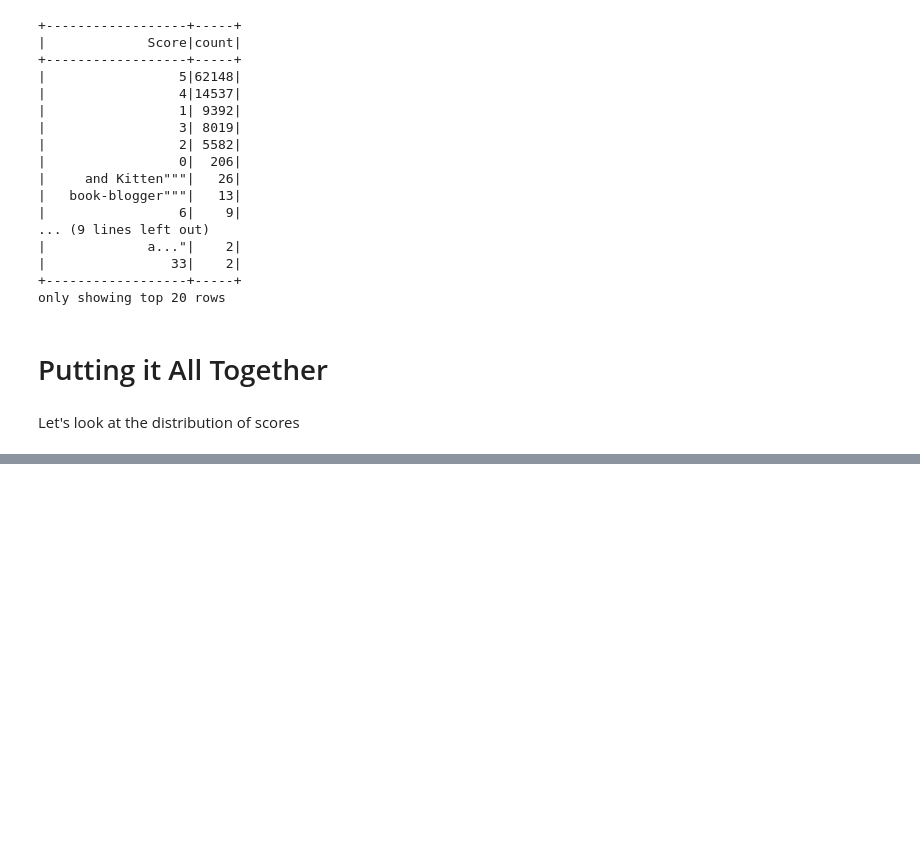
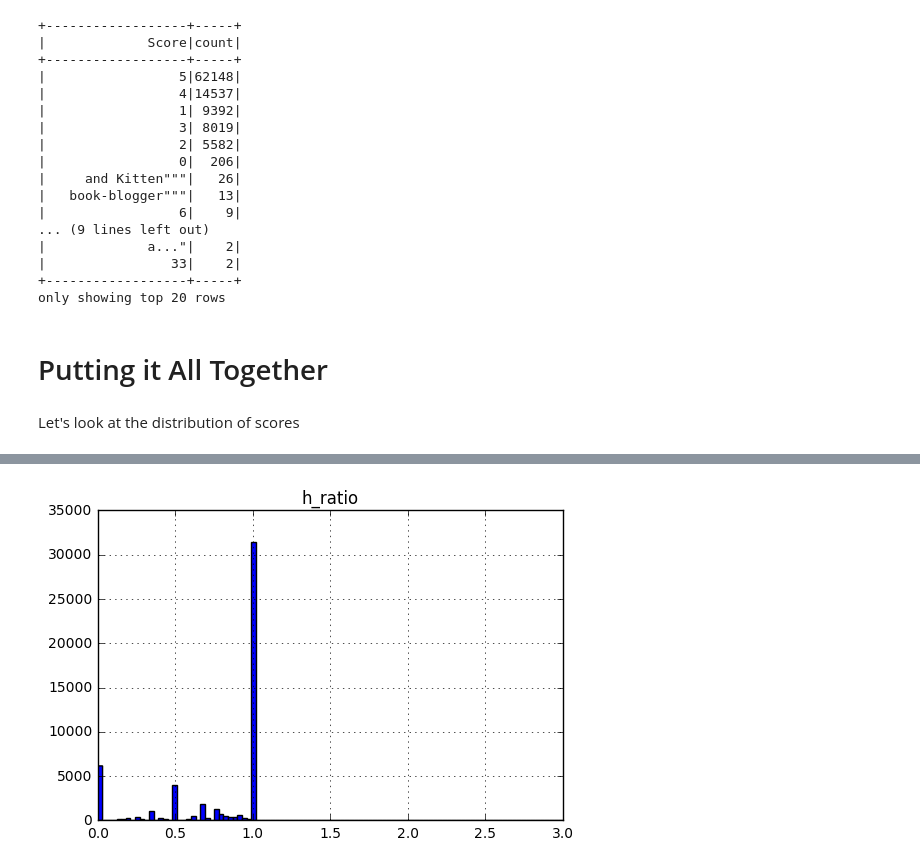
Before and after one commit to brandonbm00/CodingTemplePythonDataScience, a Jupyter notebook: bigdata/big_data_intro_thru_python.ipynb, the cells around one changed output, grey strips where cells are left out. Saved outputs shown, nothing was run; the diff lists cells and outputs as text; code cells hidden in the pictures; blank space fills up the shorter version.

```diff
--- a/bigdata/big_data_intro_thru_python.ipynb
+++ b/bigdata/big_data_intro_thru_python.ipynb
@@ -198,0 +275,7 @@ Let's look at the distribution of scores
+# %%
+h_ratios = data.select('h_ratio').toPandas()
+# %%
+h_ratios.hist('h_ratio', bins=100)
+plt.show()
+# %% [output]
+[figure, added]
```
Also changed, not shown: parts of 24 cells of this notebook.
